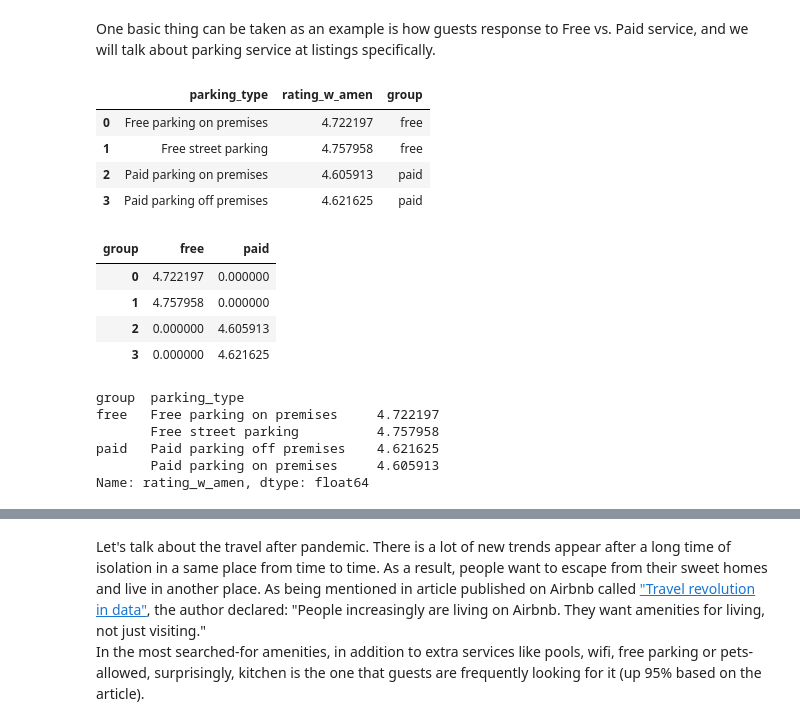
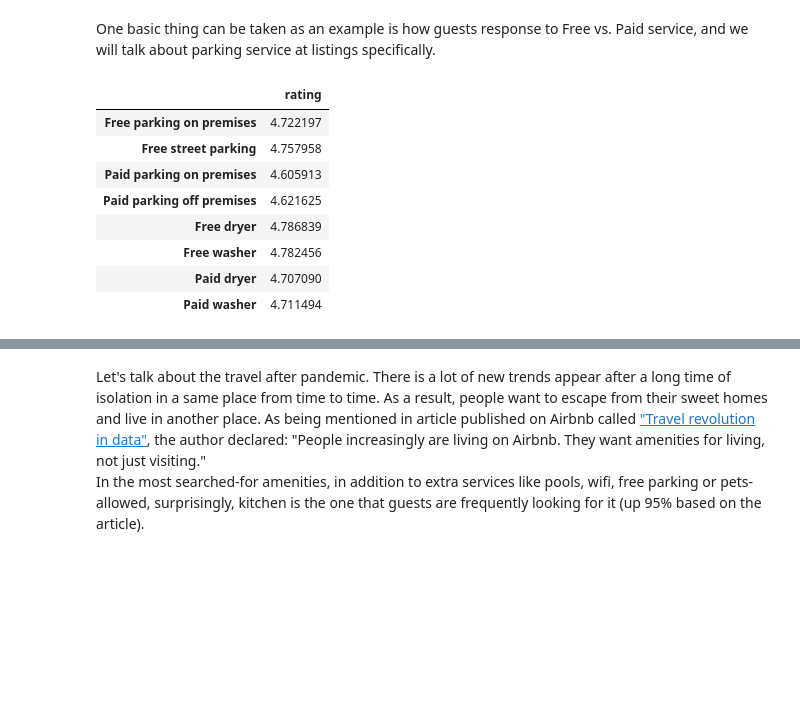
Before and after one commit to danieldang1806/pydataset, a Jupyter notebook: Airbnb_Value_Analysis.ipynb, the cells around one changed output, grey strips where cells are left out. Drawn from its saved outputs; the diff is of its cells as text; code cells hidden in the pictures; blank space fills up the shorter version.

```diff
--- a/Airbnb_Value_Analysis.ipynb
+++ b/Airbnb_Value_Analysis.ipynb
@@ -657,14 +649,31 @@ There is a lot of amenities a host would like to offer in their listings with a
 One basic thing can be taken as an example is how guests response to Free vs. Paid service, and we will talk about parking service at listings specifically.
 # %%
 parking = ['Free parking on premises', 'Free street parking', 'Paid parking on premises', 'Paid parking off premises']
+service = ['Free dryer', 'Free washer', 'Paid dryer', 'Paid washer']
+# %%
+all = parking + service
 # %%
-w_amen = []
+parking_list = []
+service_list = []
 tmp = {}
 
 for i in range(len(parking)):
-    w_amen.append(df[df['amenities'].str.contains(parking[i])]['rs_value'].mean())
+    parking_list.append(df[df['amenities'].str.contains(parking[i])]['rs_value'].mean())
+    service_list.append(df[df['amenities'].str.contains(service[i])]['rs_value'].mean())
 
-tmp['rating_w_amen'] = w_amen
+tmp['rating'] = parking_list + service_list
 
-rating_parking = pd.DataFrame(tmp, index=parking)
+rating = pd.DataFrame(tmp, index=all)
+# %%
+rating
+# %% [output]
+|  | rating |
+| Free parking on premises | 4.722197 |
+| Free street parking | 4.757958 |
+| Paid parking on premises | 4.605913 |
+| Paid parking off premises | 4.621625 |
+| Free dryer | 4.786839 |
+| Free washer | 4.782456 |
+| Paid dryer | 4.707090 |
+| Paid washer | 4.711494 |
 # %%
@@ -677,29 +687,0 @@ rating_parking['group'] = rating_parking['parking_type'].apply(lambda x: 'free'
-# %%
-rating_parking
-# %% [output]
-|  | parking_type | rating_w_amen | group |
-| 0 | Free parking on premises | 4.722197 | free |
-| 1 | Free street parking | 4.757958 | free |
-| 2 | Paid parking on premises | 4.605913 | paid |
-| 3 | Paid parking off premises | 4.621625 | paid |
-# %%
-pd.pivot_table(data=rating_parking,
-                           index=rating_parking.index,
-                           columns='group',
-                           values='rating_w_amen',
-                           aggfunc='sum').fillna(0)
-# %% [output]
-| group | free | paid |
-| 0 | 4.722197 | 0.000000 |
-| 1 | 4.757958 | 0.000000 |
-| 2 | 0.000000 | 4.605913 |
-| 3 | 0.000000 | 4.621625 |
-# %%
-rating_parking.groupby(['group', 'parking_type'])['rating_w_amen'].sum()
-# %% [output]
-group  parking_type
-free   Free parking on premises     4.722197
-       Free street parking          4.757958
-paid   Paid parking off premises    4.621625
-       Paid parking on premises     4.605913
-Name: rating_w_amen, dtype: float64
```
Also changed, not shown: parts of 24 cells of this notebook.
